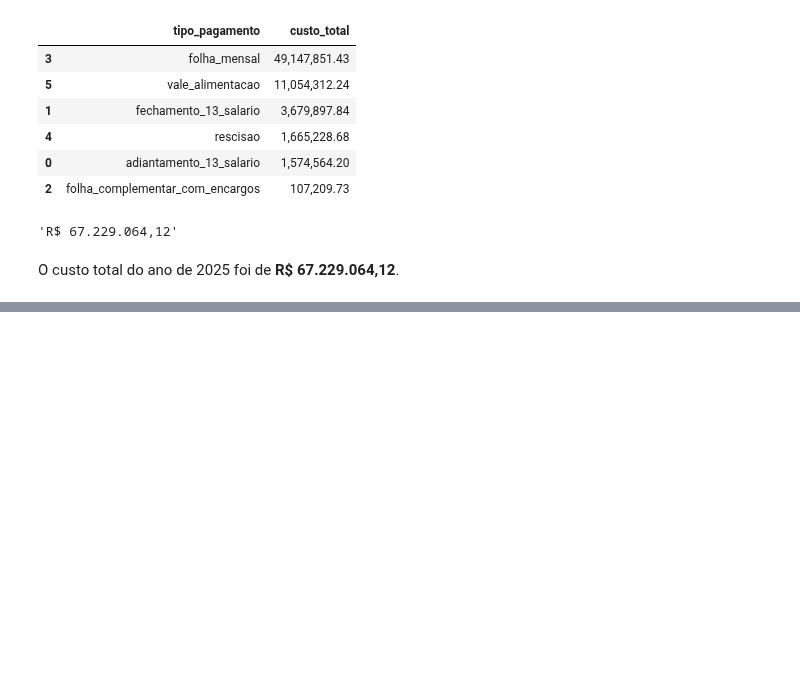
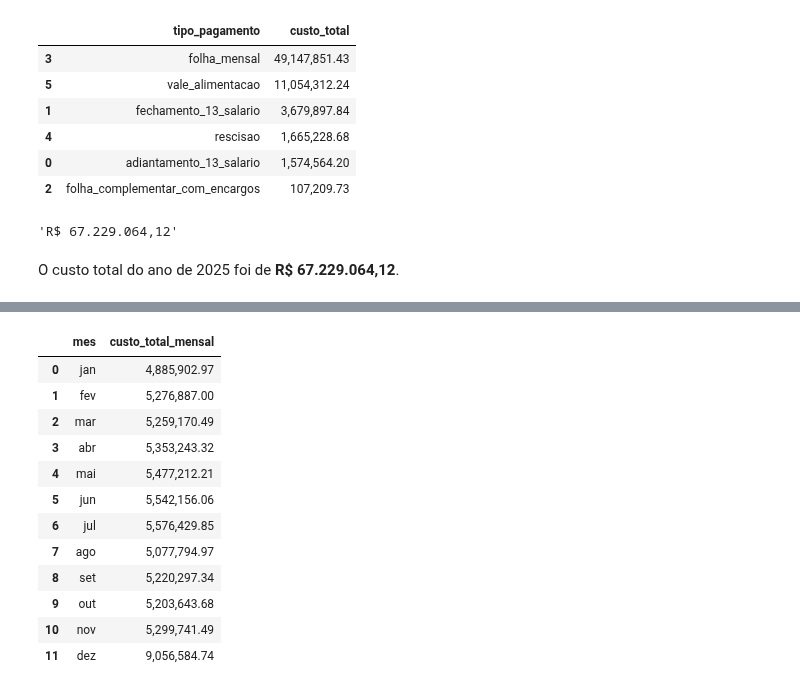
Before and after one commit to oguidenardi/folha_pagamento_santa_rita_2025, a Jupyter notebook: notebooks/04_exploratory_data_analysis.ipynb, the cells around one changed output, grey strips where cells are left out. Drawn from its saved outputs; the diff is of its cells as text; code cells hidden in the pictures; blank space fills up the shorter version.

```diff
--- a/notebooks/04_exploratory_data_analysis.ipynb
+++ b/notebooks/04_exploratory_data_analysis.ipynb
@@ -1068,0 +1075,24 @@ O custo total do ano de 2025 foi de **R$ 67.229.064,12**.
+# %%
+custo_mensal_total = (
+    df_serv
+    .groupby("mes")["proventos"]
+    .sum()
+    .reindex(ordem_meses)
+    .reset_index(name="custo_total_mensal")
+)
+
+custo_mensal_total
+# %% [output]
+|  | mes | custo_total_mensal |
+| 0 | jan | 4,885,902.97 |
+| 1 | fev | 5,276,887.00 |
+| 2 | mar | 5,259,170.49 |
+| 3 | abr | 5,353,243.32 |
+| 4 | mai | 5,477,212.21 |
+| 5 | jun | 5,542,156.06 |
+| 6 | jul | 5,576,429.85 |
+| 7 | ago | 5,077,794.97 |
+| 8 | set | 5,220,297.34 |
+| 9 | out | 5,203,643.68 |
+| 10 | nov | 5,299,741.49 |
+| 11 | dez | 9,056,584.74 |
```
Also changed, not shown: parts of 3 cells of this notebook.
